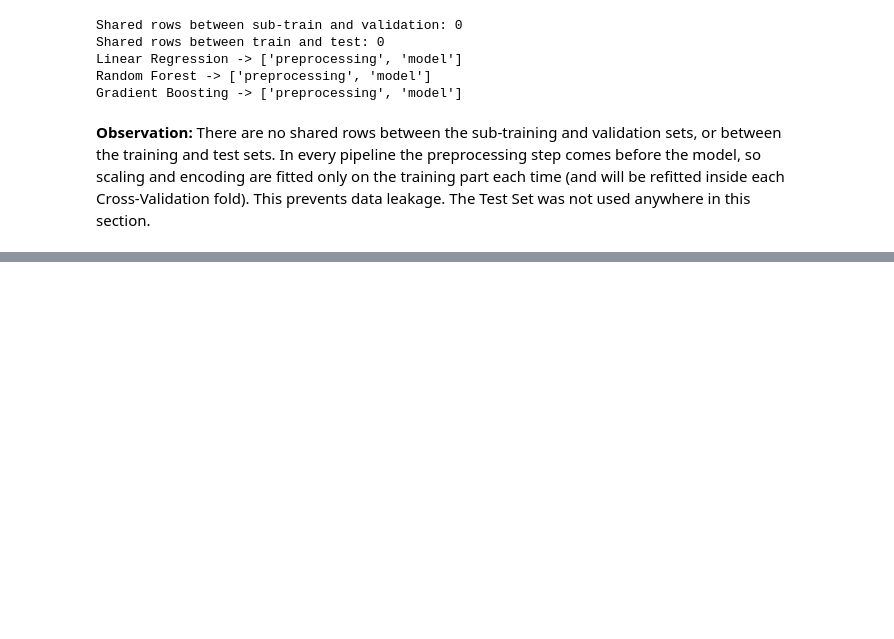
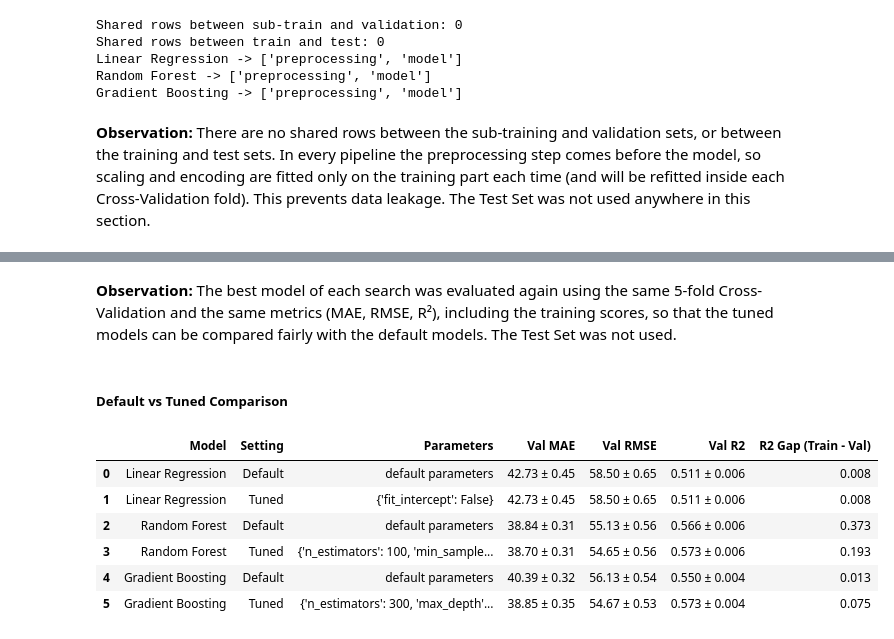
Before and after one commit to samaaali76/Task1-machine-learning, a Jupyter notebook: Notebook.ipynb, the cells around one changed output, grey strips where cells are left out. Cells and saved outputs as stored; diff of their text form; code cells hidden in the pictures; blank space fills up the shorter version.

Commit message:
Task 3 Part 03: cross-validation and hyperparameter tuning

```diff
--- a/Notebook.ipynb
+++ b/Notebook.ipynb
@@ -1785,0 +1960,18 @@ Gradient Boosting -> ['preprocessing', 'model']
+# %%
+tuned_cv_results = {}
+
+for name, search in search_results.items():
+
+    start_time = time.time()
+
+    scores = cross_validate(
+        search.best_estimator_, X_train, y_train,
+        cv=cv_strategy,
+        scoring=cv_scoring,
+        return_train_score=True,
+        n_jobs=-1
+    )
+
+    tuned_cv_results[name] = scores
+
+    print(f"{name} finished in {time.time() - start_time:.2f} seconds")
@@ -1785,0 +1982,37 @@ Gradient Boosting -> ['preprocessing', 'model']
+# %% [markdown]
+**Observation:** The best model of each search was evaluated again using the same 5-fold Cross-Validation and the same metrics (MAE, RMSE, R²), including the training scores, so that the tuned models can be compared fairly with the default models. The Test Set was not used.
+# %% [markdown]
+##### Default vs Tuned Comparison
+# %%
+comparison_rows = []
+
+for name in pipelines.keys():
+
+    tuned_params = {k.replace("model__", ""): v for k, v in search_results[name].best_params_.items()}
+
+    for setting, results, params in [
+        ("Default", cv_results[name], "default parameters"),
+        ("Tuned", tuned_cv_results[name], str(tuned_params))
+    ]:
+        comparison_rows.append({
+            "Model": name,
+            "Setting": setting,
+            "Parameters": params,
+            "Val MAE": f"{-results['test_mae'].mean():.2f} ± {results['test_mae'].std():.2f}",
+            "Val RMSE": f"{-results['test_rmse'].mean():.2f} ± {results['test_rmse'].std():.2f}",
+            "Val R2": f"{results['test_r2'].mean():.3f} ± {results['test_r2'].std():.3f}",
+            "R2 Gap (Train - Val)": round(results['train_r2'].mean() - results['test_r2'].mean(), 3)
+        })
+
+comparison_df = pd.DataFrame(comparison_rows)
+comparison_df.to_csv("tuning_comparison.csv", index=False)
+
+comparison_df
+# %% [output]
+|  | Model | Setting | Parameters | Val MAE | Val RMSE | Val R2 | R2 Gap (Train - Val) |
+| 0 | Linear Regression | Default | default parameters | 42.73 ± 0.45 | 58.50 ± 0.65 | 0.511 ± 0.006 | 0.008 |
+| 1 | Linear Regression | Tuned | {'fit_intercept': False} | 42.73 ± 0.45 | 58.50 ± 0.65 | 0.511 ± 0.006 | 0.008 |
+| 2 | Random Forest | Default | default parameters | 38.84 ± 0.31 | 55.13 ± 0.56 | 0.566 ± 0.006 | 0.373 |
+| 3 | Random Forest | Tuned | {'n_estimators': 100, 'min_sample... | 38.70 ± 0.31 | 54.65 ± 0.56 | 0.573 ± 0.006 | 0.193 |
+| 4 | Gradient Boosting | Default | default parameters | 40.39 ± 0.32 | 56.13 ± 0.54 | 0.550 ± 0.004 | 0.013 |
+| 5 | Gradient Boosting | Tuned | {'n_estimators': 300, 'max_depth'... | 38.85 ± 0.35 | 54.67 ± 0.53 | 0.573 ± 0.004 | 0.075 |
```
Also changed, not shown: parts of 27 cells of this notebook, 1 other file.
